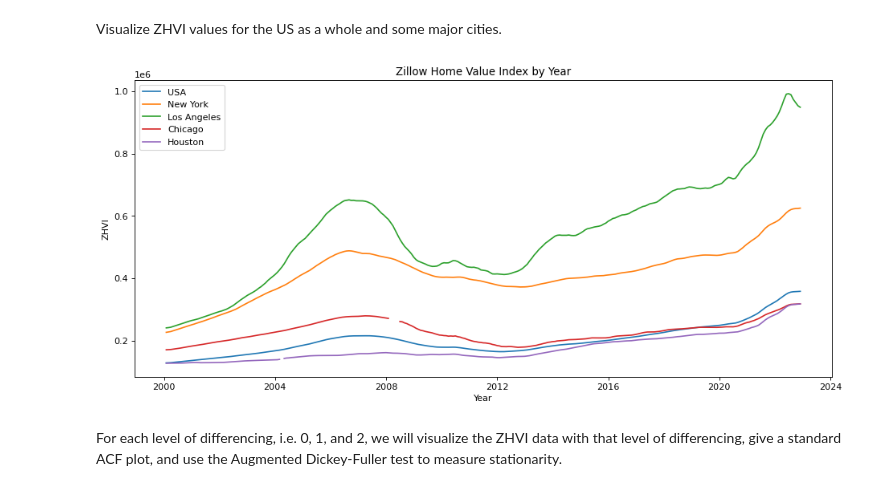
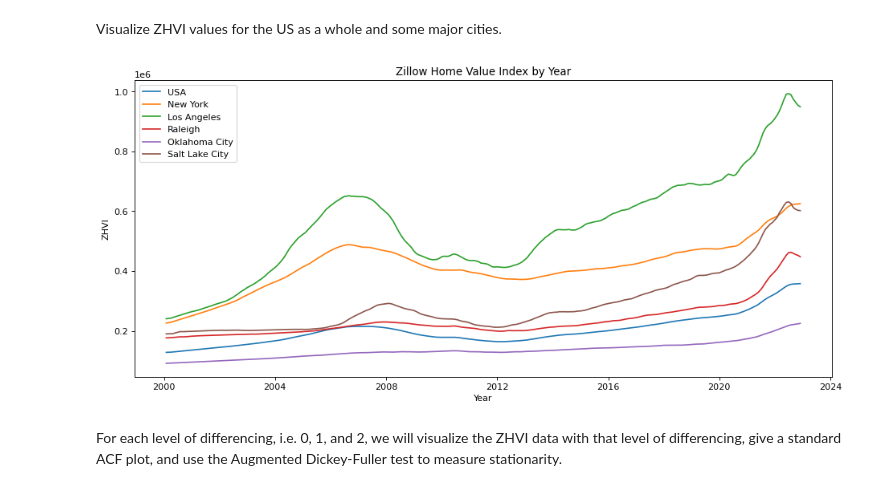
Before and after one commit to jl-haystacks/hackstack-ai-project-3-group1, a Jupyter notebook: Time Series EDA (EWS).ipynb, the cells around one changed output. Saved outputs shown, nothing was run; the diff lists cells and outputs as text; code cells hidden in the pictures.

```diff
--- a/Time Series EDA (EWS).ipynb
+++ b/Time Series EDA (EWS).ipynb
@@ -119,25 +119,41 @@ Visualize ZHVI values for the US as a whole and some major cities.
 # %%
 plt.figure(figsize=(14, 6), dpi=80)
 
 us, = plt.plot('date', 'UnitedStates', data=df)
 ny, = plt.plot('date', 'NewYorkNY', data=df)
 la, = plt.plot('date', 'LosAngelesCA', data=df)
-ch, = plt.plot('date', 'ChicagoIL', data=df)
-ho, = plt.plot('date', 'HoustonTX', data=df)
+# ch, = plt.plot('date', 'ChicagoIL', data=df)
+# ho, = plt.plot('date', 'HoustonTX', data=df)
+rl, = plt.plot('date', 'RaleighNC', data=df)
+# lv, = plt.plot('date', 'LasVegasNV', data=df)
+# px, = plt.plot('date', 'PhoenixAZ', data=df)
+ok, = plt.plot('date', 'OklahomaCityOK', data=df)
+# mn, = plt.plot('date', 'MinneapolisMN', data=df)
+# st, = plt.plot('date', 'SeattleWA', data=df)
+sl, = plt.plot('date', 'SaltLakeCityUT', data=df)
+# mi, = plt.plot('date', 'MiamiFL', data=df)
 
 us.set_label('USA')
 ny.set_label('New York')
 la.set_label('Los Angeles')
-ch.set_label('Chicago')
-ho.set_label('Houston')
+# ch.set_label('Chicago')
+# ho.set_label('Houston')
+rl.set_label('Raleigh')
+# lv.set_label('Las Vegas')
+# px.set_label('Phoenix')
+ok.set_label('Oklahoma City')
+# mn.set_label('Minneapolis')
+# st.set_label('Seattle')
+sl.set_label('Salt Lake City')
+# mi.set_label('Miami')
 
 plt.xlabel('Year')
 plt.ylabel('ZHVI')
 plt.title('Zillow Home Value Index by Year')
 plt.legend()
 plt.show()
 # %% [output]
-[figure, old version]
+[figure, new version]
 # %% [markdown]
 For each level of differencing, i.e. 0, 1, and 2, we will visualize the ZHVI data with that level of differencing, give a standard ACF plot, and use the Augmented Dickey-Fuller test to measure stationarity.
 # %%
```
Also changed, not shown: 1 other file.
